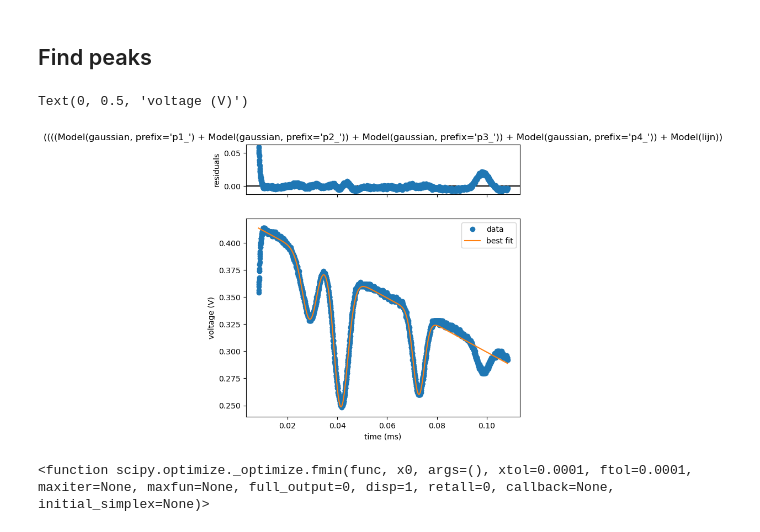
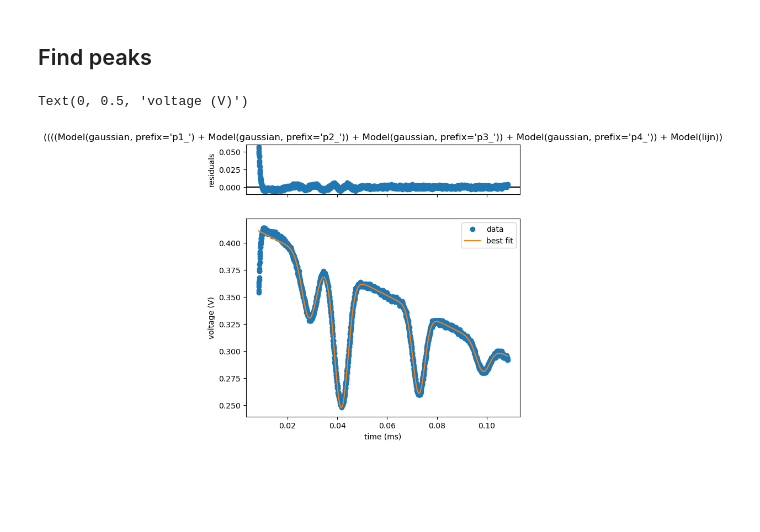
Before and after one commit to sabrahaim/Rubidium-spectrum, a Jupyter notebook: spectra.ipynb, the cells around one changed output. Cells and saved outputs as stored; diff of their text form; code cells hidden in the pictures; blank space fills up the shorter version.

```diff
--- a/spectra.ipynb
+++ b/spectra.ipynb
@@ -46,16 +46,12 @@ linfunctie = models.Model(lijn, name="lijn")
 curve_model = gauss1 + gauss2 + gauss3 + gauss4 + linfunctie
 # %%
 
-params = curve_model.make_params(p1_A = 1, p1_mu=0.03, p1_sigma=0.002, p2_A = 1, p2_mu=0.01, p2_sigma=0.001, p3_A = 3, p3_mu=0.01, p3_sigma=0.01, p4_A=4, p4_mu=0.01, p4_sigma=0.01,a=-3,b=1)
+params = curve_model.make_params(p1_A = -11, p1_mu=0.03, p1_sigma=0.003, p2_A = -10, p2_mu=0.04, p2_sigma=0.003, p3_A = 3, p3_mu=0.075, p3_sigma=0.003, p4_A=4, p4_mu=0.1, p4_sigma=0.003,a=-3,b=1)
 fit_result = curve_model.fit(df['voltage'], params,time = df['time'] )
 # %%
 fit_result.plot()
-plt.xlabel("time (ms)")
+plt.xlabel("time (s)")
 plt.ylabel("voltage (V)")
 # %% [output]
 Text(0, 0.5, 'voltage (V)')
-[figure, old version]
+[figure, new version]
-# %%
-optimize.fmin
-# %% [output]
-<function scipy.optimize._optimize.fmin(func, x0, args=(), xtol=0.0001, ftol=0.0001, maxiter=None, maxfun=None, full_output=0, disp=1, retall=0, callback=None, initial_simplex=None)>
```
Also changed, not shown: parts of 2 cells of this notebook.
